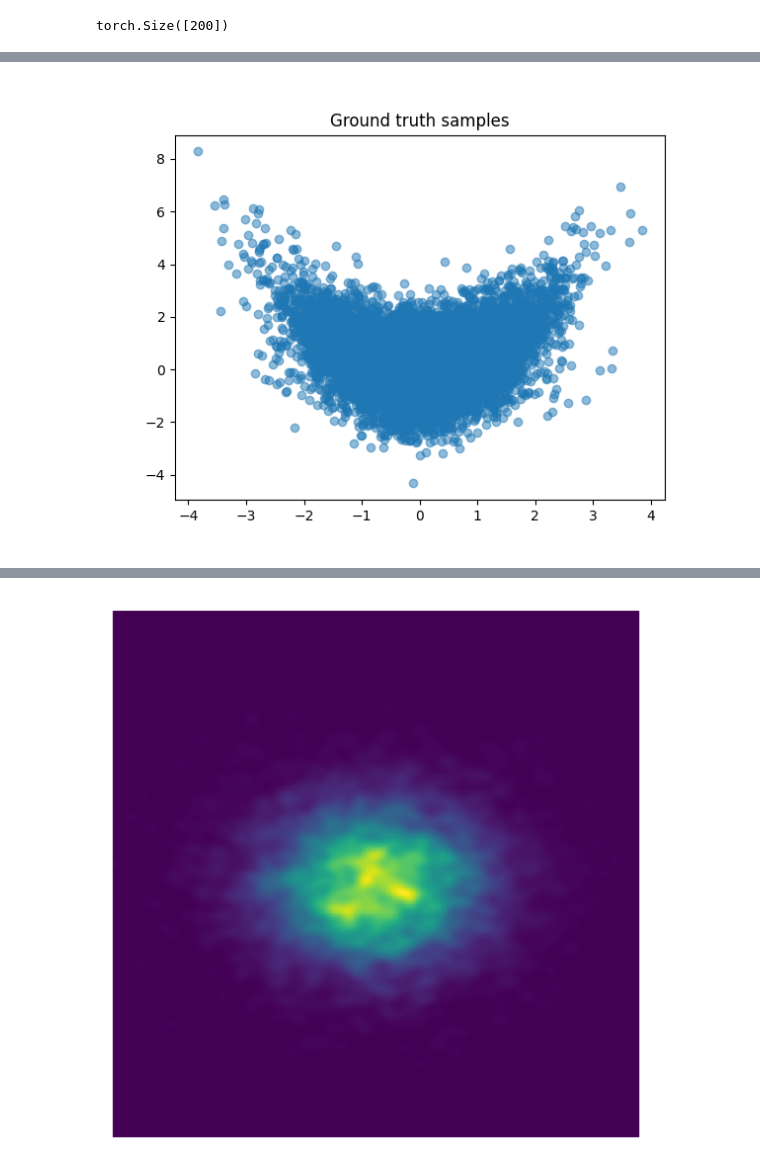
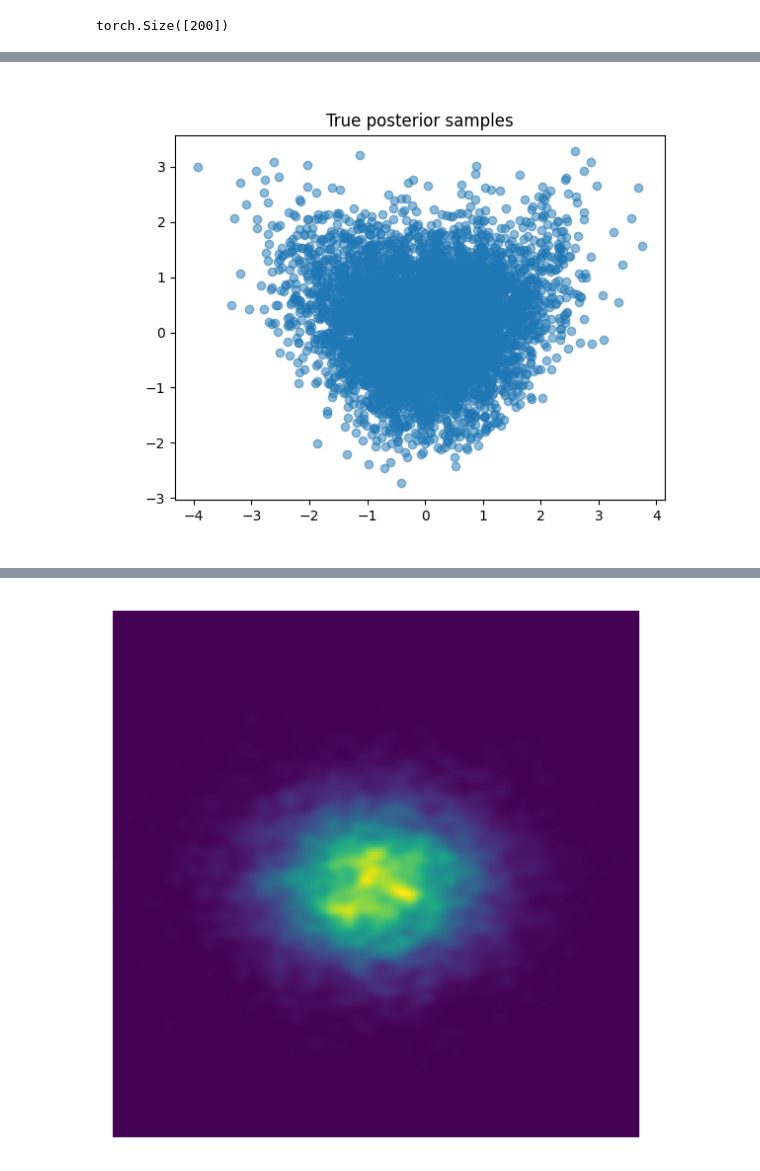
Before and after one commit to vanekek/adaptive-mcmc, a Jupyter notebook: adaptive_mcmc/banana_experiment.ipynb, the cells around one changed output, grey strips where cells are left out. Drawn from its saved outputs; the diff is of its cells as text; code cells hidden in the pictures.

```diff
--- a/adaptive_mcmc/banana_experiment.ipynb
+++ b/adaptive_mcmc/banana_experiment.ipynb
@@ -88,7 +88,7 @@ class Banana_Dataset(Dataset):
 # %% [markdown]
 ## Generate ground-truth samples
 # %%
-N_samples = 2*10**3
+N_samples = 2*10**4
 np.random.seed(42)
 True_samples = np.random.randn(N_samples,dim)
 for i in range(dim):
@@ -210,7 +210,6 @@ class LMCVAE_Toy(LMCVAE, Toy):
 # %%
 N = 10000
 d = dim
-sigma = 5.0
 b = 0.02
 eps = 2 + np.random.randn(1, d)
 X_train = generate_dataset(N_samples=N, dim=d, sigma=sigma)
@@ -277,7 +276,7 @@ HPU available: False, using: 0 HPUs
 # %%
 n_leapfrogs = 5
 step_size = 0.01
-n_samples = 10000
+n_samples = 6000
 hmc = HMC(n_leapfrogs=n_leapfrogs, step_size=step_size, partial_ref=False, use_barker=False).to(device)
 #X_item = torch.tensor([[2 * np.pi * (2. + 2.)]], device=device, dtype=torch.float32)
 
@@ -328,15 +327,14 @@ def target_density(z, x):
     z_new[..., odd] = z[..., odd] + b * z[..., even] ** 2 - (sigma**2) * b
 
 
-    ll = torch.distributions.Normal(loc=z_new, scale=sigma).log_prob(X_item).sum(-1)
-
+    ll = torch.distributions.Normal(loc=z_new, scale=1.0).log_prob(X_item).sum(-1)
 
 
     # ll = -0.5 * (
     #     z[..., odd] - b * z[..., even] ** 2 + (sigma**2) * b
     # ) ** 2 - ((z[..., even]) ** 2) / (2 * sigma**2)
 
-    return ll.sum(-1) + log_Pr
+    return ll + log_Pr
 
 # target_density = lambda z, x: torch.distributions.Normal(loc=2 * np.pi * (torch.sqrt(torch.sum(torch.pow(z, 2), dim=1, keepdim=True)) + 2.), scale=sigma).log_prob(X_item.repeat(n_samples, 1)).sum(
 #     -1) + torch.distributions.Normal(loc=torch.tensor(0., device=device, dtype=torch.float32),
@@ -346,9 +344,9 @@ true_posterior_samples = run_chain(kernel=hmc, z_init=torch.randn(n_samples, dim
 # %%
 fig,ax=plt.subplots(1,1)
 #cp = ax.contourf(X, Y, dens_vals)
 #fig.colorbar(cp) # Add a colorbar to a plot
 ax.scatter(true_posterior_samples[:,0],true_posterior_samples[:,1], alpha=0.5)
-ax.set_title('Ground truth samples')
+ax.set_title('True posterior samples')
 plt.show()
 # %% [output]
-[figure, old version]
+[figure, new version]
```
Also changed, not shown: parts of 16 cells of this notebook, 2 other files.
